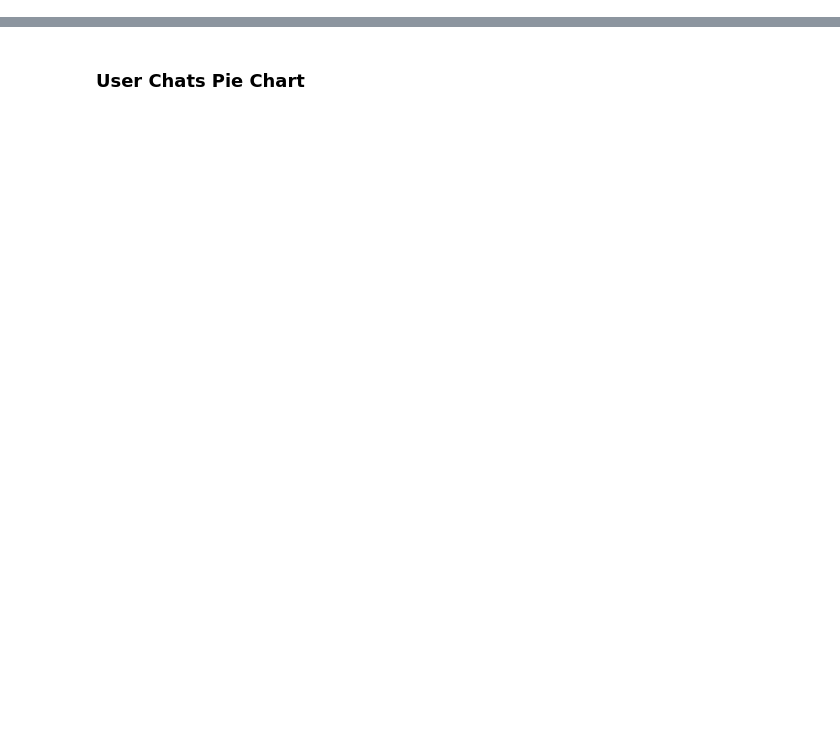
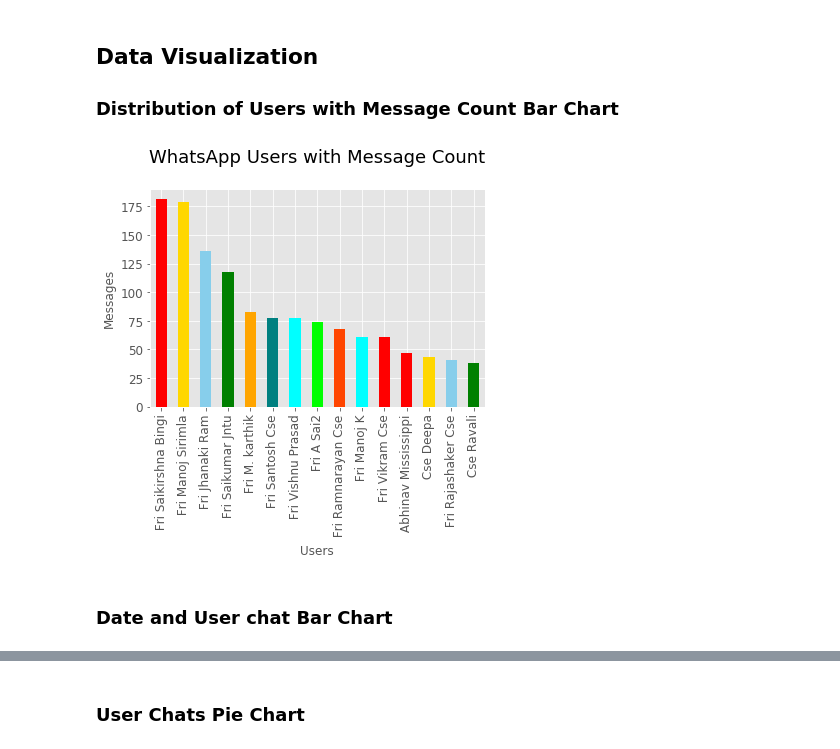
Before and after one commit to KrishnakanthYachareni/Whatsapp-chat-analysis-using-Python, a Jupyter notebook: whatsapp_chat.ipynb, the cells around one changed output, grey strips where cells are left out. Cells and saved outputs as stored; diff of their text form; code cells hidden in the pictures; blank space fills up the shorter version.

```diff
--- a/whatsapp_chat.ipynb
+++ b/whatsapp_chat.ipynb
@@ -289,0 +368,23 @@ bar_chart(users)
+# %% [markdown]
+## Data Visualization
+### Distribution of Users with Message Count Bar Chart
+# %%
+import matplotlib.pyplot as plt
+%matplotlib inline
+plt.style.use('ggplot')
+
+users=df.groupby('User')['User'].count().nlargest(15)
+
+def bar_chart(users):
+    ax = users.plot(kind='bar', color = ['red','gold','skyblue','green','orange','teal','cyan','lime','orangered','aqua'], fontsize=12)
+    ax.set_title("WhatsApp Users with Message Count\n", fontsize=18)
+    ax.set_xlabel("Users", fontsize=12)
+    ax.set_ylabel("Messages", fontsize=12)
+    plt.show()
+    #plt.savefig('whatsapp.png')
+
+bar_chart(users)
+# %% [output]
+[figure, added]
+# %% [markdown]
+### Date and User chat Bar Chart
```
Also changed, not shown: parts of 57 cells of this notebook, 9 other files.
